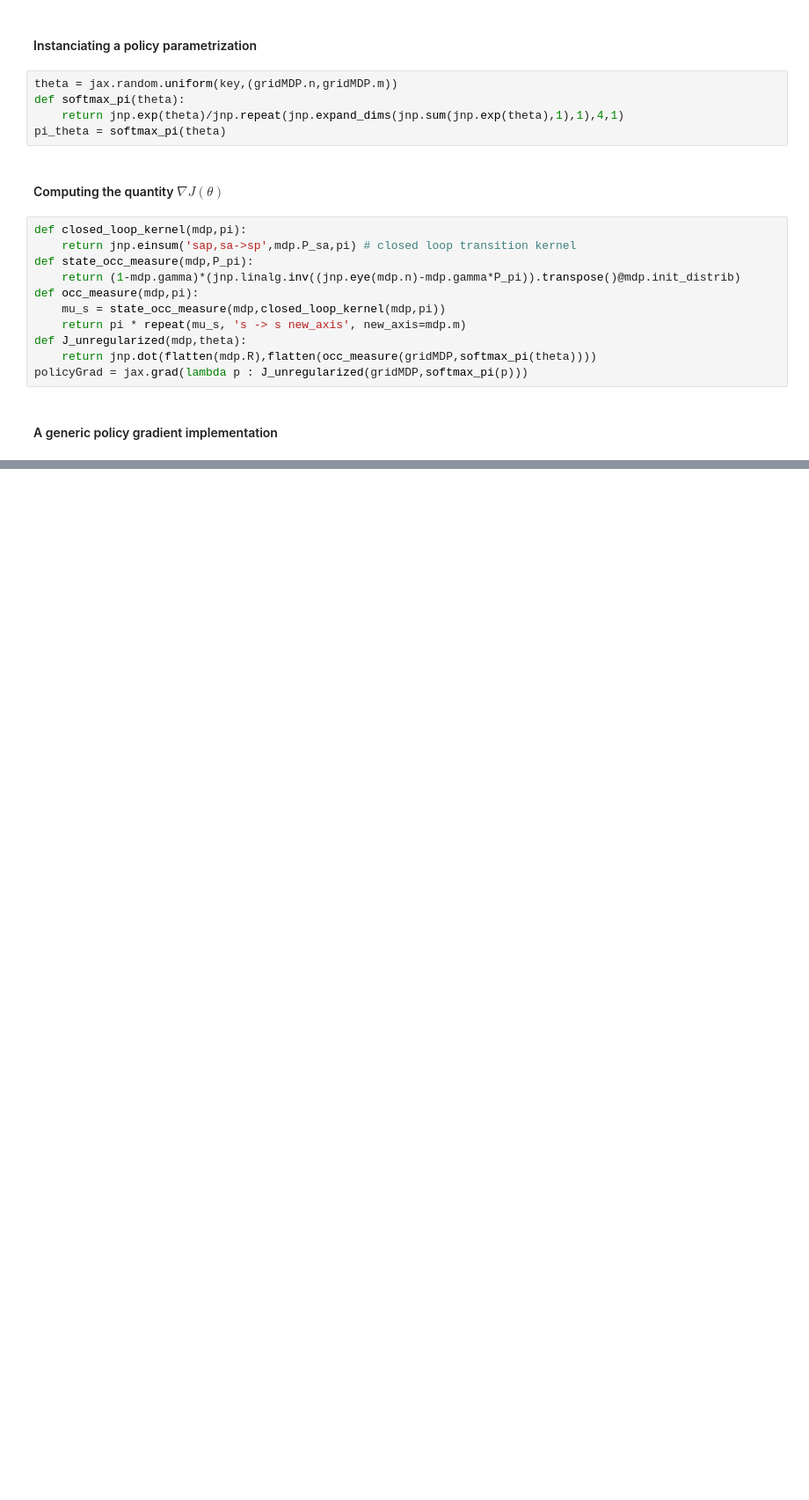
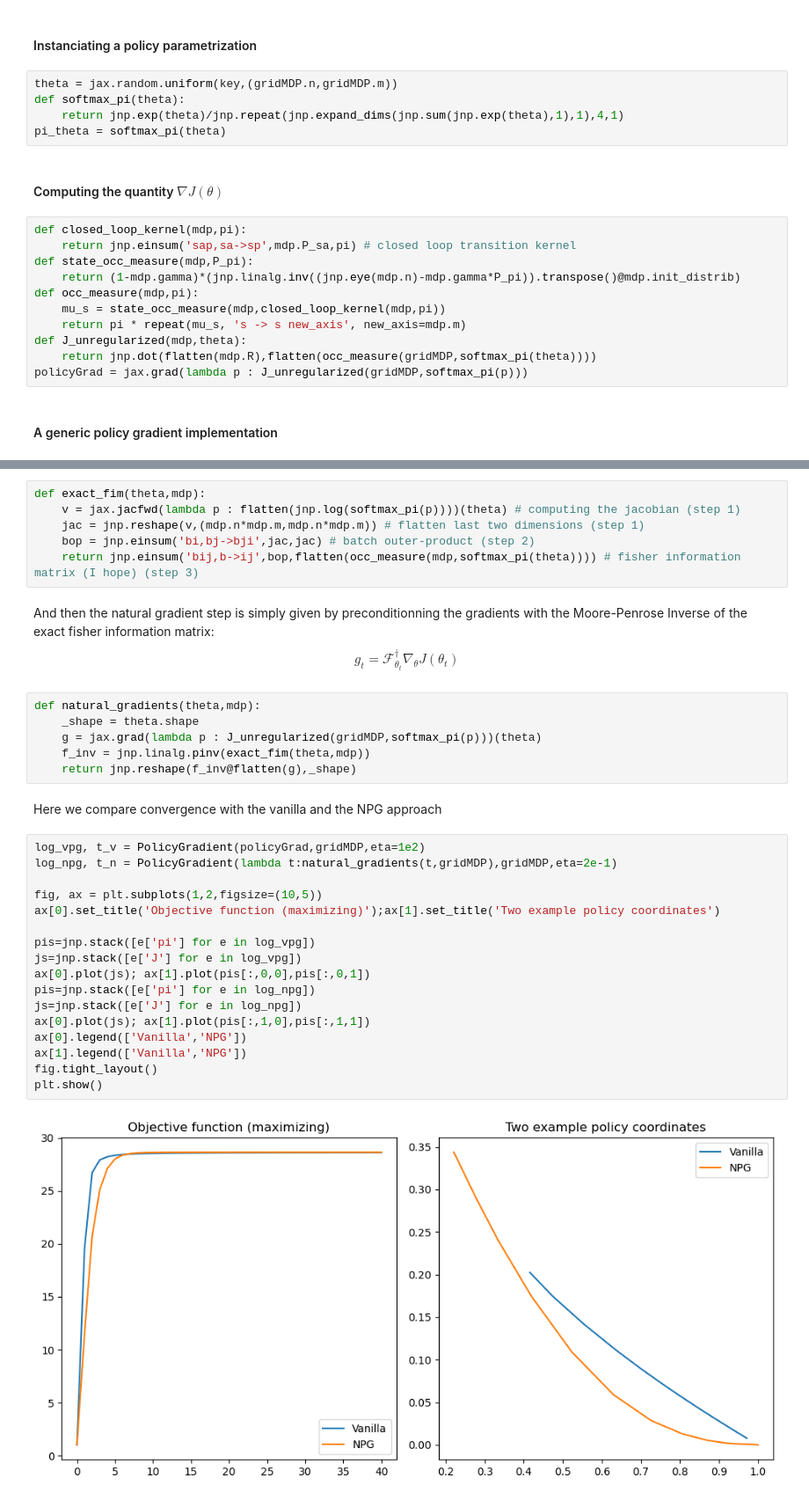
Before and after one commit to RenardDesNeiges/CIRL_Experiments, a Jupyter notebook: pg_experiments.ipynb, the cells around one changed output, grey strips where cells are left out. Shown at 88% size. Drawn from its saved outputs; the diff is of its cells as text; blank space fills up the shorter version.

```diff
--- a/pg_experiments.ipynb
+++ b/pg_experiments.ipynb
@@ -107,0 +144,38 @@ plt.show()
+# %%
+def exact_fim(theta,mdp):
+    v = jax.jacfwd(lambda p : flatten(jnp.log(softmax_pi(p))))(theta) # computing the jacobian (step 1)
+    jac = jnp.reshape(v,(mdp.n*mdp.m,mdp.n*mdp.m)) # flatten last two dimensions (step 1)
+    bop = jnp.einsum('bi,bj->bji',jac,jac) # batch outer-product (step 2)
+    return jnp.einsum('bij,b->ij',bop,flatten(occ_measure(mdp,softmax_pi(theta)))) # fisher information matrix (I hope) (step 3)
+# %% [markdown]
+And then the natural gradient step is simply given by preconditionning the gradients with the Moore-Penrose Inverse of the exact fisher information matrix:
+$$
+g_t = \mathcal{F}_{\theta_t}^{\dagger}\nabla_\theta J(\theta_t)
+$$
+# %%
+def natural_gradients(theta,mdp):
+    _shape = theta.shape
+    g = jax.grad(lambda p : J_unregularized(gridMDP,softmax_pi(p)))(theta)
+    f_inv = jnp.linalg.pinv(exact_fim(theta,mdp))
+    return jnp.reshape(f_inv@flatten(g),_shape)
+# %% [markdown]
+Here we compare convergence with the vanilla and the NPG approach
+# %%
+log_vpg, t_v = PolicyGradient(policyGrad,gridMDP,eta=1e2)
+log_npg, t_n = PolicyGradient(lambda t:natural_gradients(t,gridMDP),gridMDP,eta=2e-1)
+
+fig, ax = plt.subplots(1,2,figsize=(10,5))
+ax[0].set_title('Objective function (maximizing)');ax[1].set_title('Two example policy coordinates')
+
+pis=jnp.stack([e['pi'] for e in log_vpg])
+js=jnp.stack([e['J'] for e in log_vpg])
+ax[0].plot(js); ax[1].plot(pis[:,0,0],pis[:,0,1])
+pis=jnp.stack([e['pi'] for e in log_npg])
+js=jnp.stack([e['J'] for e in log_npg])
+ax[0].plot(js); ax[1].plot(pis[:,1,0],pis[:,1,1])
+ax[0].legend(['Vanilla','NPG'])
+ax[1].legend(['Vanilla','NPG'])
+fig.tight_layout()
+plt.show()
+# %% [output]
+[figure, added]
```
Also changed, not shown: parts of 4 cells of this notebook.
